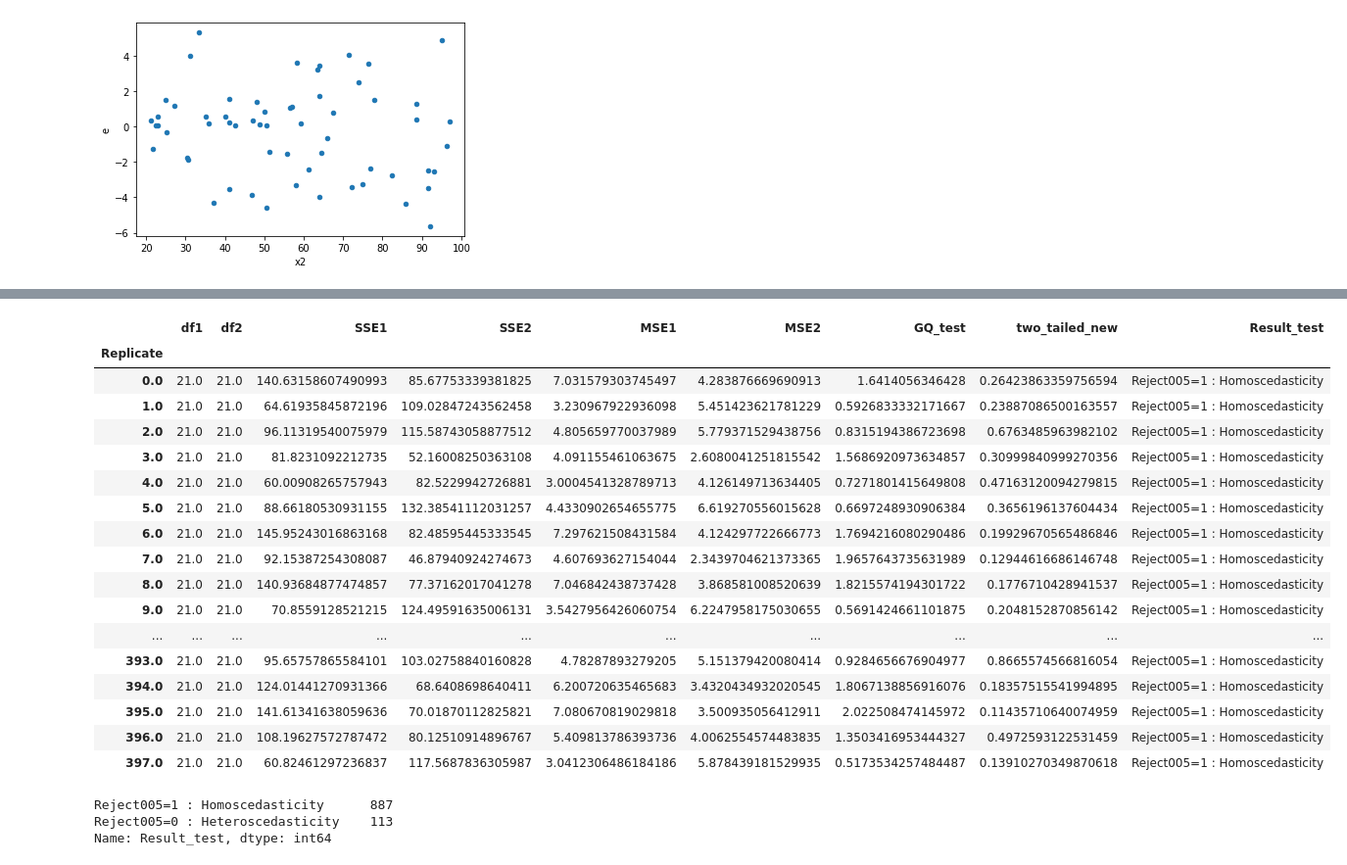
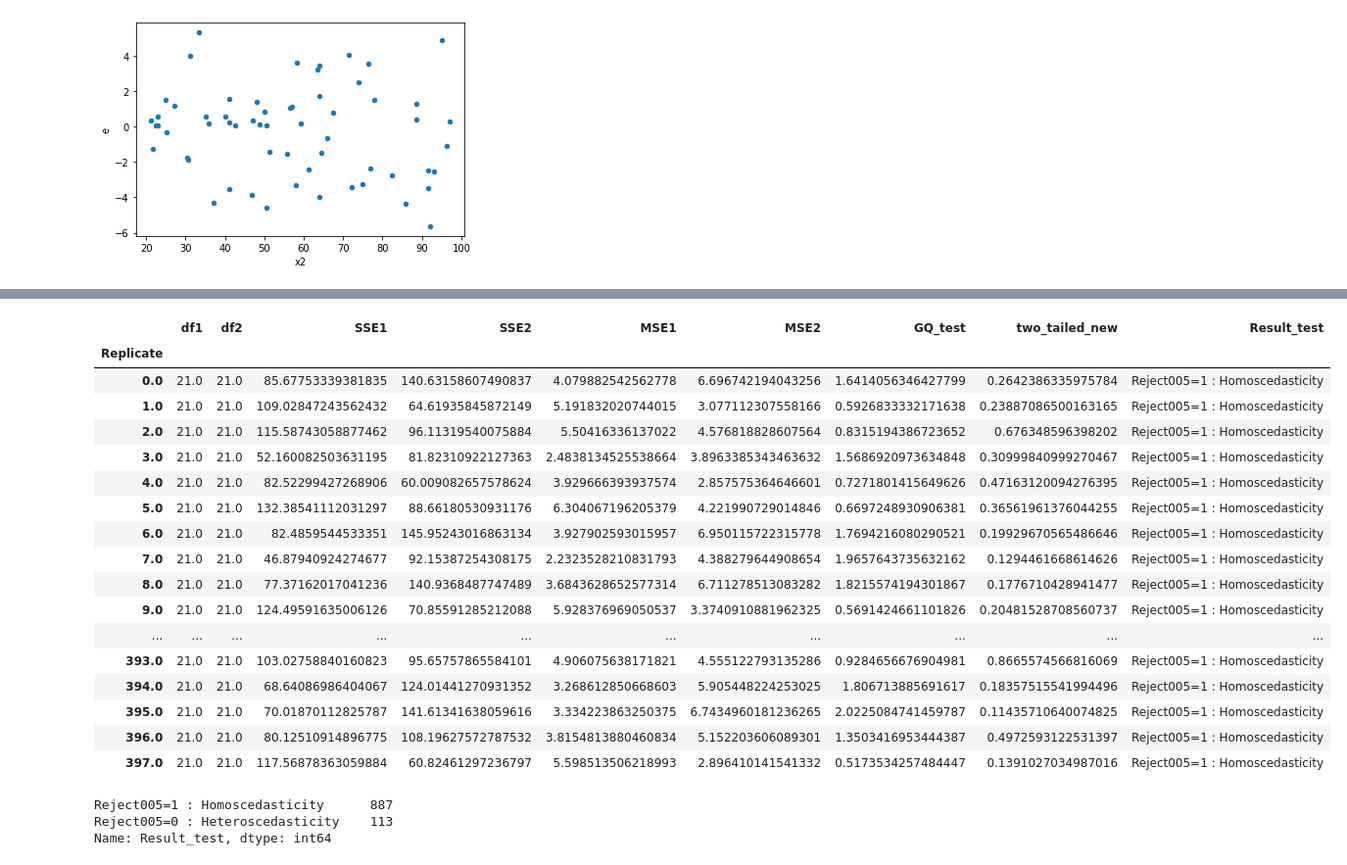
Before and after one commit to iam-fern/Generate_multiplication, a Jupyter notebook: GQtest_data_multi_delta_(0_4)_n60_05.ipynb, the cells around one changed output, grey strips where cells are left out. Shown at 98% size. Saved outputs shown, nothing was run; the diff lists cells and outputs as text; code cells hidden in the pictures.

```diff
--- a/GQtest_data_multi_delta_(0_4)_n60_05.ipynb
+++ b/GQtest_data_multi_delta_(0_4)_n60_05.ipynb
@@ -175,7 +176,6 @@ def get_result(run_replicate, percent_data):
     new_table_sort = new_table.sort_values('x2')
     new_table_sort.reset_index(inplace=True)
     new_table_sort.drop(['index'], axis=1, inplace=True)
-
 
     # แบ่งข้อมูลกลุ่มที่ 1
     table1 = new_table_sort.iloc[:int(percent_data*new_table_sort.shape[0]) , :]
@@ -189,8 +189,7 @@ def get_result(run_replicate, percent_data):
     # หาค่า df กลุ่ม 1
     DF1 = model1.df_resid + 1
     SSE1 = model1.ssr
-    MSE1 = model1.mse_resid
-
+    MSE1 = SSE1/DF1
 
     # แบ่งข้อมูลกลุ่มที่ 2
     table2 = new_table_sort.iloc[int((1-percent_data)*new_table_sort.shape[0]): , :]
@@ -204,23 +203,21 @@ def get_result(run_replicate, percent_data):
     # หาค่า df กลุ่ม 2
     DF2 = model2.df_resid + 1
     SSE2 = model2.ssr
-    MSE2 = model2.mse_resid
+    MSE2 = SSE2/DF2
 
     # ค่าสถิติทดสอบ
     GQ_test = (SSE2/DF2) / (SSE1/DF1)
-
 
     df2 = DF2
     df1 = DF1
 
     # คำนวณค่า p-value
-    # sf(x, dfn, dfd, loc=0, scale=1) : Survival function (also defined as 1 - cdf, but sf is sometimes more accurate)
+    # pdf(x, dfn, dfd, loc=0, scale=1) : Probability density function
     two_tailed = 2.0*(1.0-(ss.f.cdf(GQ_test, df2, df1)))
+    p_greater = ss.f.cdf(GQ_test, df2, df1)
+    p_less = 1.0-ss.f.cdf(GQ_test, df2, df1)
 
-    # pdf(x, dfn, dfd, loc=0, scale=1) : Probability density function
-    p_greater = ss.f.cdf(GQ_test, df2, df1)
-
-    return df2, df1, SSE2, SSE1, MSE2, MSE1, GQ_test, two_tailed, p_greater
+    return df1, df2, SSE1, SSE2, MSE1, MSE2, GQ_test, two_tailed, p_greater, p_less
 
 # สร้าง list ของ replicates
 list_replicate=list({i[0] for i in table.index})
@@ -236,13 +233,14 @@ list_MSE2=[]
 list_GQ_test=[]
 list_two_tailed=[]
 list_p_greater=[]
+list_p_less=[]
 
 # กำหนด % การแบ่งข้อมูล
 percent_data=0.4
 
 # ใช้ for loop สำหรับการ run ทุก replicates
 for run_replicate in list_replicate:
-    df1, df2, SSE1, SSE2, MSE1, MSE2, GQ_test, two_tailed, p_greater=get_result(run_replicate, percent_data)
+    df1, df2, SSE1, SSE2, MSE1, MSE2, GQ_test, two_tailed, p_greater, p_less=get_result(run_replicate, percent_data)
     list_df1.append(df1)
     list_SSE1.append(SSE1)
     list_df2.append(df2)
@@ -252,6 +250,7 @@ for run_replicate in list_replicate:
     list_GQ_test.append(GQ_test)
     list_two_tailed.append(two_tailed)
     list_p_greater.append(p_greater)
+    list_p_less.append(p_less)
 # %%
 # สร้างตารางผลลัพธ์
 alpha = 0.05
@@ -290,39 +289,41 @@ result.astype(str)
 # %%
 # สร้างตารางผลลัพธ์
 alpha = 0.05
 pd.set_option('display.max_rows', 1000)
 pd.set_option('display.max_columns', 1000)
 pd.set_option('display.width', 1000)
 result=pd.DataFrame({"Replicate":list_replicate, "df1":list_df1, "df2":list_df2, "SSE1":list_SSE1,
                      "SSE2":list_SSE2, "MSE1":list_MSE1, "MSE2":list_MSE2,
-                     "GQ_test":list_GQ_test, "two_tailed":list_two_tailed, "greater":list_p_greater})
+                     "GQ_test":list_GQ_test, "two_tailed":list_two_tailed, "greater":list_p_greater, "less":list_p_less})
 result.set_index(['Replicate'], inplace=True)
 
-result['two_tailed_new']=result[["two_tailed","greater"]].apply(lambda value: value[0] if value[0]<0.5 else 2*value[1], axis=1)
+result['two_tailed_new']=result[["two_tailed","greater","less"]].apply(lambda value: value[0] if value[0]<0.5 else (2*value[1] if value[1]<0.5 else 2*value[2]) , axis=1)
 result["Result_test"]=result["two_tailed_new"].apply(lambda p_value: 'Reject005=0 : Heteroscedasticity'
                                                                   if p_value < alpha else 'Reject005=1 : Homoscedasticity')
 #two_tailed_new_show=two_tailed_new.drop(columns="greater")
-result_show=result.drop(columns=["two_tailed", "greater"])
+result_show=result.drop(columns=["two_tailed", "greater", "less"])
 result_show.astype(str)
+
+#result.astype(str)
 # %% [output]
 |  | df1 | df2 | SSE1 | SSE2 | MSE1 | MSE2 | GQ_test | two_tailed_new | Result_test |
 | Replicate |  |  |  |  |  |  |  |  |  |
-| 0.0 | 21.0 | 21.0 | 140.63158607490993 | 85.67753339381825 | 7.031579303745497 | 4.283876669690913 | 1.6414056346428 | 0.26423863359756594 | Reject005=1 : Homoscedasticity |
-| 1.0 | 21.0 | 21.0 | 64.61935845872196 | 109.02847243562458 | 3.230967922936098 | 5.451423621781229 | 0.5926833332171667 | 0.23887086500163557 | Reject005=1 : Homoscedasticity |
-| 2.0 | 21.0 | 21.0 | 96.11319540075979 | 115.58743058877512 | 4.805659770037989 | 5.779371529438756 | 0.8315194386723698 | 0.6763485963982102 | Reject005=1 : Homoscedasticity |
-| 3.0 | 21.0 | 21.0 | 81.8231092212735 | 52.16008250363108 | 4.091155461063675 | 2.6080041251815542 | 1.5686920973634857 | 0.30999840999270356 | Reject005=1 : Homoscedasticity |
-| 4.0 | 21.0 | 21.0 | 60.00908265757943 | 82.5229942726881 | 3.0004541328789713 | 4.126149713634405 | 0.7271801415649808 | 0.47163120094279815 | Reject005=1 : Homoscedasticity |
-| 5.0 | 21.0 | 21.0 | 88.66180530931155 | 132.38541112031257 | 4.4330902654655775 | 6.619270556015628 | 0.6697248930906384 | 0.3656196137604434 | Reject005=1 : Homoscedasticity |
-| 6.0 | 21.0 | 21.0 | 145.95243016863168 | 82.48595445333545 | 7.297621508431584 | 4.124297722666773 | 1.7694216080290486 | 0.19929670565486846 | Reject005=1 : Homoscedasticity |
-| 7.0 | 21.0 | 21.0 | 92.15387254308087 | 46.87940924274673 | 4.607693627154044 | 2.3439704621373365 | 1.9657643735631989 | 0.12944616686146748 | Reject005=1 : Homoscedasticity |
-| 8.0 | 21.0 | 21.0 | 140.93684877474857 | 77.37162017041278 | 7.046842438737428 | 3.868581008520639 | 1.8215574194301722 | 0.1776710428941537 | Reject005=1 : Homoscedasticity |
-| 9.0 | 21.0 | 21.0 | 70.8559128521215 | 124.49591635006131 | 3.5427956426060754 | 6.2247958175030655 | 0.5691424661101875 | 0.2048152870856142 | Reject005=1 : Homoscedasticity |
+| 0.0 | 21.0 | 21.0 | 85.67753339381835 | 140.63158607490837 | 4.079882542562778 | 6.696742194043256 | 1.6414056346427799 | 0.2642386335975784 | Reject005=1 : Homoscedasticity |
+| 1.0 | 21.0 | 21.0 | 109.02847243562432 | 64.61935845872149 | 5.191832020744015 | 3.077112307558166 | 0.5926833332171638 | 0.23887086500163165 | Reject005=1 : Homoscedasticity |
+| 2.0 | 21.0 | 21.0 | 115.58743058877462 | 96.11319540075884 | 5.50416336137022 | 4.576818828607564 | 0.8315194386723652 | 0.676348596398202 | Reject005=1 : Homoscedasticity |
+| 3.0 | 21.0 | 21.0 | 52.160082503631195 | 81.82310922127363 | 2.4838134525538664 | 3.8963385343463632 | 1.5686920973634848 | 0.30999840999270467 | Reject005=1 : Homoscedasticity |
+| 4.0 | 21.0 | 21.0 | 82.52299427268906 | 60.009082657578624 | 3.929666393937574 | 2.857575364646601 | 0.7271801415649626 | 0.47163120094276395 | Reject005=1 : Homoscedasticity |
+| 5.0 | 21.0 | 21.0 | 132.38541112031297 | 88.66180530931176 | 6.304067196205379 | 4.221990729014846 | 0.6697248930906381 | 0.36561961376044255 | Reject005=1 : Homoscedasticity |
+| 6.0 | 21.0 | 21.0 | 82.4859544533351 | 145.95243016863134 | 3.927902593015957 | 6.950115722315778 | 1.7694216080290521 | 0.19929670565486646 | Reject005=1 : Homoscedasticity |
+| 7.0 | 21.0 | 21.0 | 46.87940924274677 | 92.15387254308175 | 2.2323528210831793 | 4.388279644908654 | 1.9657643735632162 | 0.1294461668614626 | Reject005=1 : Homoscedasticity |
+| 8.0 | 21.0 | 21.0 | 77.37162017041236 | 140.9368487747489 | 3.6843628652577314 | 6.711278513083282 | 1.8215574194301867 | 0.1776710428941477 | Reject005=1 : Homoscedasticity |
+| 9.0 | 21.0 | 21.0 | 124.49591635006126 | 70.85591285212088 | 5.928376969050537 | 3.3740910881962325 | 0.5691424661101826 | 0.20481528708560737 | Reject005=1 : Homoscedasticity |
 | ... | ... | ... | ... | ... | ... | ... | ... | ... | ... |
-| 393.0 | 21.0 | 21.0 | 95.65757865584101 | 103.02758840160828 | 4.78287893279205 | 5.151379420080414 | 0.9284656676904977 | 0.8665574566816054 | Reject005=1 : Homoscedasticity |
-| 394.0 | 21.0 | 21.0 | 124.01441270931366 | 68.6408698640411 | 6.200720635465683 | 3.4320434932020545 | 1.8067138856916076 | 0.18357515541994895 | Reject005=1 : Homoscedasticity |
-| 395.0 | 21.0 | 21.0 | 141.61341638059636 | 70.01870112825821 | 7.080670819029818 | 3.500935056412911 | 2.022508474145972 | 0.11435710640074959 | Reject005=1 : Homoscedasticity |
-| 396.0 | 21.0 | 21.0 | 108.19627572787472 | 80.12510914896767 | 5.409813786393736 | 4.0062554574483835 | 1.3503416953444327 | 0.4972593122531459 | Reject005=1 : Homoscedasticity |
-| 397.0 | 21.0 | 21.0 | 60.82461297236837 | 117.5687836305987 | 3.0412306486184186 | 5.878439181529935 | 0.5173534257484487 | 0.13910270349870618 | Reject005=1 : Homoscedasticity |
+| 393.0 | 21.0 | 21.0 | 103.02758840160823 | 95.65757865584101 | 4.906075638171821 | 4.555122793135286 | 0.9284656676904981 | 0.8665574566816069 | Reject005=1 : Homoscedasticity |
+| 394.0 | 21.0 | 21.0 | 68.64086986404067 | 124.01441270931352 | 3.268612850668603 | 5.905448224253025 | 1.806713885691617 | 0.18357515541994496 | Reject005=1 : Homoscedasticity |
+| 395.0 | 21.0 | 21.0 | 70.01870112825787 | 141.61341638059616 | 3.334223863250375 | 6.7434960181236265 | 2.0225084741459787 | 0.11435710640074825 | Reject005=1 : Homoscedasticity |
+| 396.0 | 21.0 | 21.0 | 80.12510914896775 | 108.19627572787532 | 3.8154813880460834 | 5.152203606089301 | 1.3503416953444387 | 0.4972593122531397 | Reject005=1 : Homoscedasticity |
+| 397.0 | 21.0 | 21.0 | 117.56878363059884 | 60.82461297236797 | 5.598513506218993 | 2.896410141541332 | 0.5173534257484447 | 0.1391027034987016 | Reject005=1 : Homoscedasticity |
 # %%
 result_show['Result_test'].value_counts()
 # %% [output]
```
Also changed, not shown: parts of 2 cells of this notebook.
